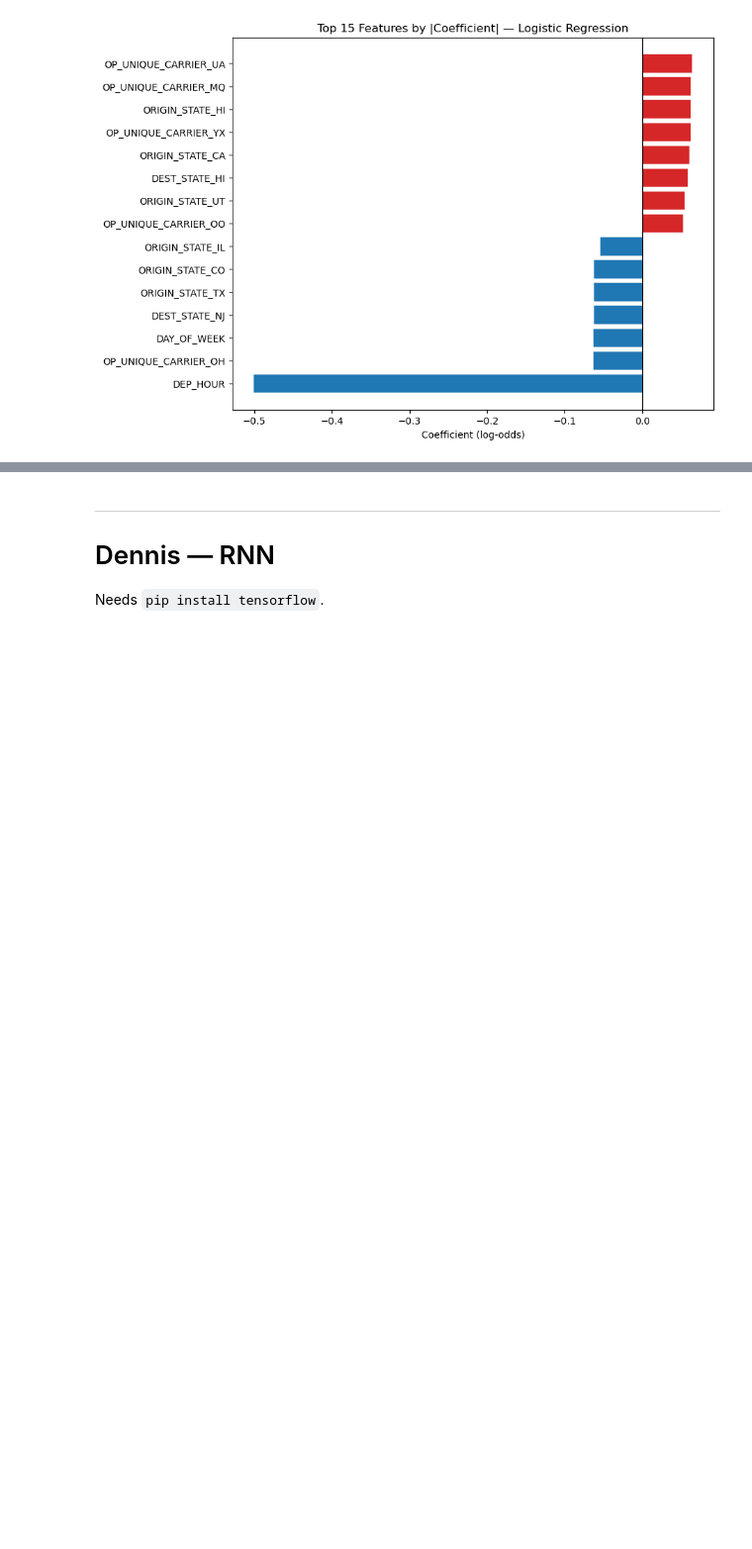
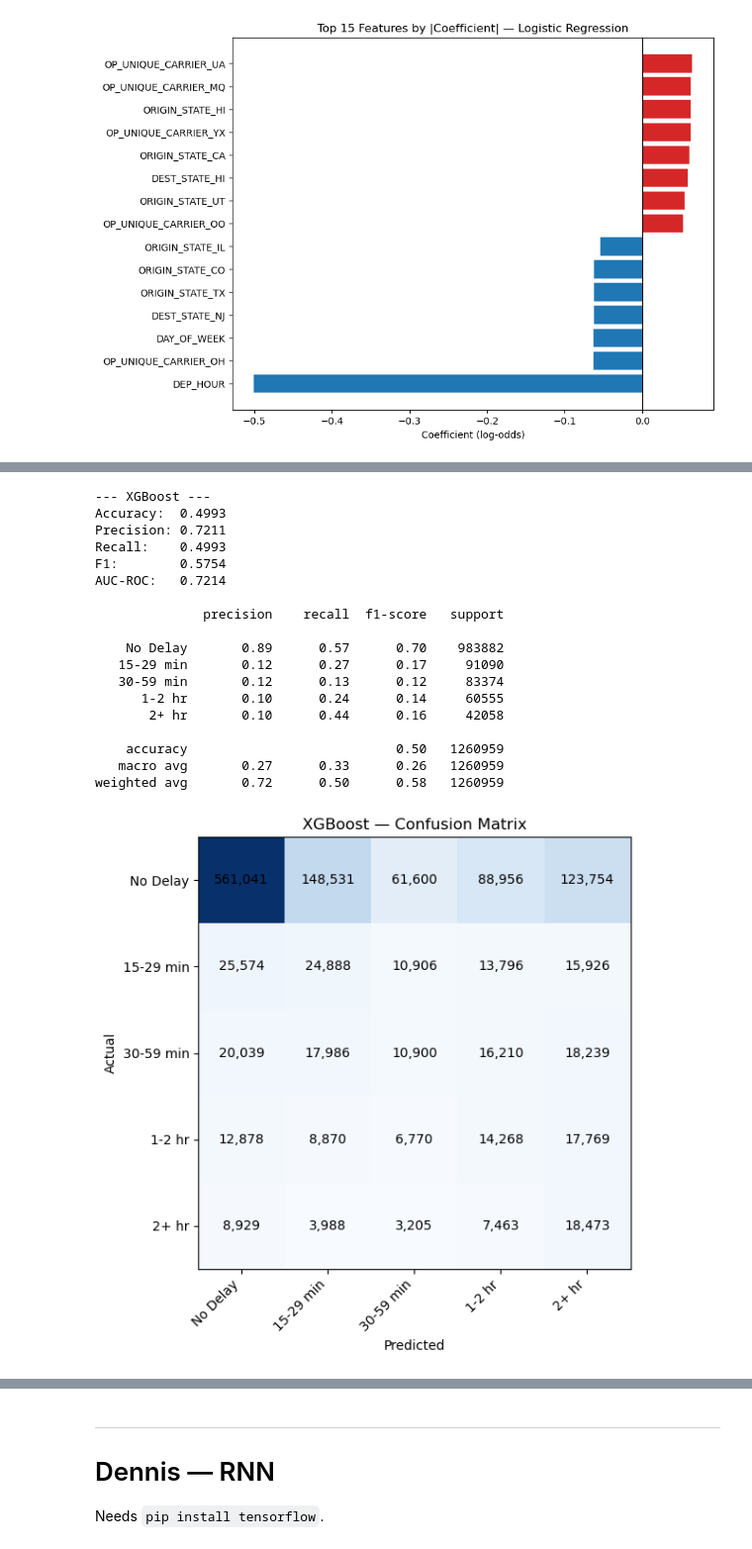
Before and after one commit to dennisous/STT811-Project, a Jupyter notebook: model_analysis.ipynb, the cells around one changed output, grey strips where cells are left out. Shown at 99% size. Cells and saved outputs as stored; diff of their text form; code cells hidden in the pictures; blank space fills up the shorter version.

Commit message:
Added XGBoost Model

```diff
--- a/model_analysis.ipynb
+++ b/model_analysis.ipynb
@@ -219,0 +223,33 @@ from sklearn.ensemble import RandomForestClassifier
+# %%
+import xgboost as xgb
+
+# XGBoost Model — Using full train/test sets from Cell 3 (no sampling)
+# 1. Use X_train, X_test, y_train, y_test directly
+# 2. Select only numerical columns
+# 3. Create XGBoost classifier with class balancing to reduce majority class bias
+# 4. Fit and append results using evaluate()
+
+# Select only numerical columns
+X_train_xgb = X_train.select_dtypes(include=[np.number]).to_numpy(dtype=np.float32)
+X_test_xgb = X_test.select_dtypes(include=[np.number]).to_numpy(dtype=np.float32)
+y_train_xgb = y_train.values
+
+# Compute inverse class frequency weights to address class imbalance
+class_counts = np.bincount(y_train_xgb)
+class_weights = len(y_train_xgb) / (len(class_counts) * class_counts)
+sample_weights = class_weights[y_train_xgb]
+
+xgb_model = xgb.XGBClassifier(
+    objective='multi:softprob',
+    num_class=5,
+    max_depth=8,
+    learning_rate=0.15,
+    n_estimators=150,
+    min_child_weight=1,
+    subsample=0.8,
+    colsample_bytree=0.8,
+    random_state=42,
+    n_jobs=-1,
+    tree_method='hist',
+)
+xgb_model.fit(X_train_xgb, y_train_xgb, sample_weight=sample_weights, verbose=False)
@@ -219,0 +268,22 @@ from sklearn.ensemble import RandomForestClassifier
+# %%
+results.append(evaluate('XGBoost', xgb_model, X_test_xgb, y_test))
+# %% [output]
+--- XGBoost ---
+Accuracy:  0.4993
+Precision: 0.7211
+Recall:    0.4993
+F1:        0.5754
+AUC-ROC:   0.7214
+
+              precision    recall  f1-score   support
+
+    No Delay       0.89      0.57      0.70    983882
+   15-29 min       0.12      0.27      0.17     91090
+   30-59 min       0.12      0.13      0.12     83374
+      1-2 hr       0.10      0.24      0.14     60555
+       2+ hr       0.10      0.44      0.16     42058
+
+    accuracy                           0.50   1260959
+   macro avg       0.27      0.33      0.26   1260959
+weighted avg       0.72      0.50      0.58   1260959
+[figure, added]
```
Also changed, not shown: parts of 6 cells of this notebook.
